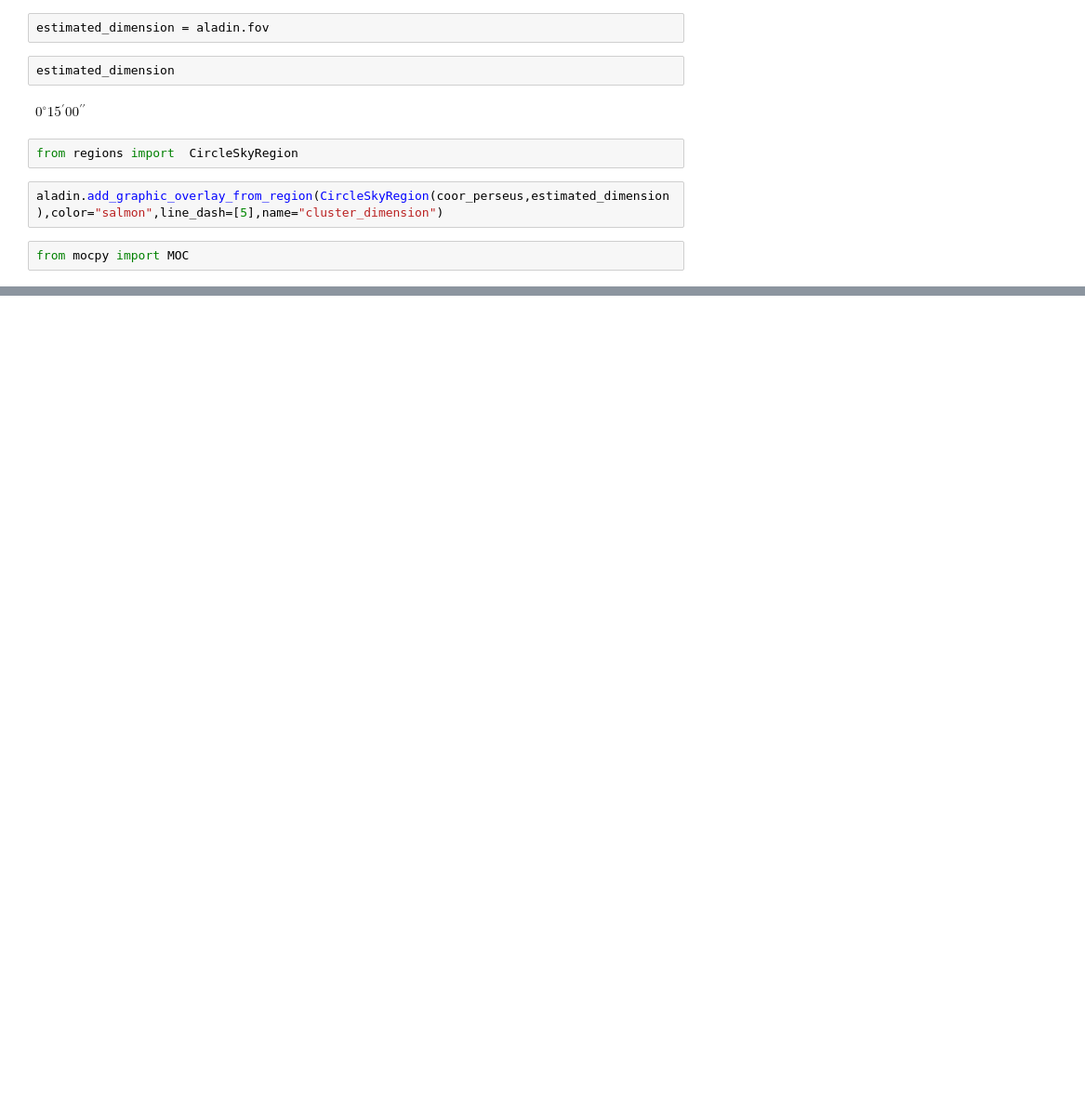
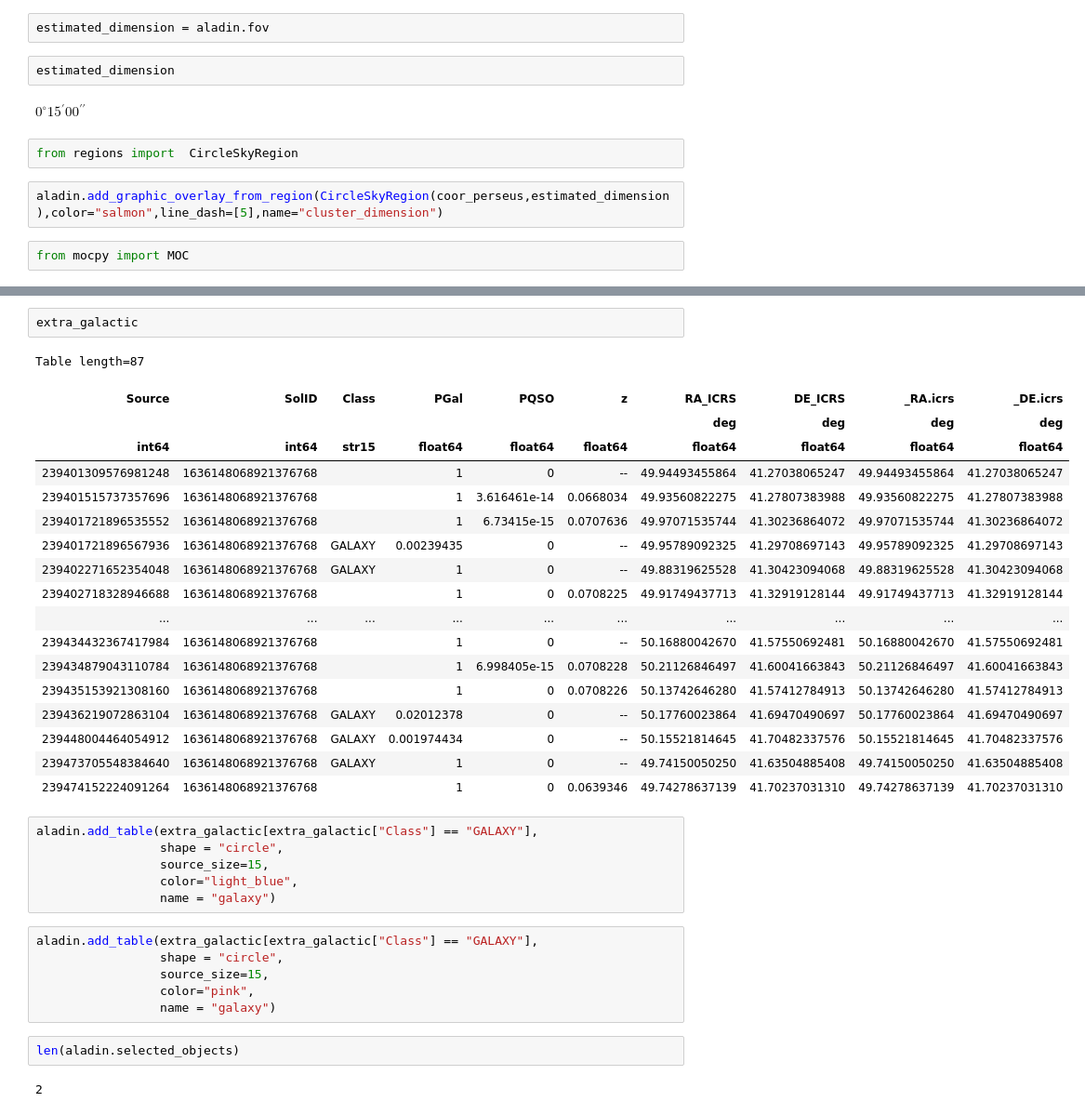
Before and after one commit to sylvielsstfr/CDSTools, a Jupyter notebook: notebooks/Learn_IPYAaladin.ipynb, the cells around one changed output, grey strips where cells are left out. Shown at 93% size. Cells and saved outputs as stored; diff of their text form; blank space fills up the shorter version.

```diff
--- a/notebooks/Learn_IPYAaladin.ipynb
+++ b/notebooks/Learn_IPYAaladin.ipynb
@@ -44,0 +91,37 @@ from mocpy import MOC
+# %%
+extra_galactic
+# %% [output]
+Table length=87
+| Source | SolID | Class | PGal | PQSO | z | RA_ICRS | DE_ICRS | _RA.icrs | _DE.icrs |
+|  |  |  |  |  |  | deg | deg | deg | deg |
+| int64 | int64 | str15 | float64 | float64 | float64 | float64 | float64 | float64 | float64 |
+| 239401309576981248 | 1636148068921376768 |  | 1 | 0 | -- | 49.94493455864 | 41.27038065247 | 49.94493455864 | 41.27038065247 |
+| 239401515737357696 | 1636148068921376768 |  | 1 | 3.616461e-14 | 0.0668034 | 49.93560822275 | 41.27807383988 | 49.93560822275 | 41.27807383988 |
+| 239401721896535552 | 1636148068921376768 |  | 1 | 6.73415e-15 | 0.0707636 | 49.97071535744 | 41.30236864072 | 49.97071535744 | 41.30236864072 |
+| 239401721896567936 | 1636148068921376768 | GALAXY | 0.00239435 | 0 | -- | 49.95789092325 | 41.29708697143 | 49.95789092325 | 41.29708697143 |
+| 239402271652354048 | 1636148068921376768 | GALAXY | 1 | 0 | -- | 49.88319625528 | 41.30423094068 | 49.88319625528 | 41.30423094068 |
+| 239402718328946688 | 1636148068921376768 |  | 1 | 0 | 0.0708225 | 49.91749437713 | 41.32919128144 | 49.91749437713 | 41.32919128144 |
+| ... | ... | ... | ... | ... | ... | ... | ... | ... | ... |
+| 239434432367417984 | 1636148068921376768 |  | 1 | 0 | -- | 50.16880042670 | 41.57550692481 | 50.16880042670 | 41.57550692481 |
+| 239434879043110784 | 1636148068921376768 |  | 1 | 6.998405e-15 | 0.0708228 | 50.21126846497 | 41.60041663843 | 50.21126846497 | 41.60041663843 |
+| 239435153921308160 | 1636148068921376768 |  | 1 | 0 | 0.0708226 | 50.13742646280 | 41.57412784913 | 50.13742646280 | 41.57412784913 |
+| 239436219072863104 | 1636148068921376768 | GALAXY | 0.02012378 | 0 | -- | 50.17760023864 | 41.69470490697 | 50.17760023864 | 41.69470490697 |
+| 239448004464054912 | 1636148068921376768 | GALAXY | 0.001974434 | 0 | -- | 50.15521814645 | 41.70482337576 | 50.15521814645 | 41.70482337576 |
+| 239473705548384640 | 1636148068921376768 | GALAXY | 1 | 0 | -- | 49.74150050250 | 41.63504885408 | 49.74150050250 | 41.63504885408 |
+| 239474152224091264 | 1636148068921376768 |  | 1 | 0 | 0.0639346 | 49.74278637139 | 41.70237031310 | 49.74278637139 | 41.70237031310 |
+# %%
+aladin.add_table(extra_galactic[extra_galactic["Class"] == "GALAXY"],
+                 shape = "circle",
+                 source_size=15,
+                 color="light_blue",
+                 name = "galaxy")
+# %%
+aladin.add_table(extra_galactic[extra_galactic["Class"] == "GALAXY"],
+                 shape = "circle",
+                 source_size=15,
+                 color="pink",
+                 name = "galaxy")
+# %%
+len(aladin.selected_objects)
+# %% [output]
+2
```
Also changed, not shown: parts of 16 cells of this notebook.
